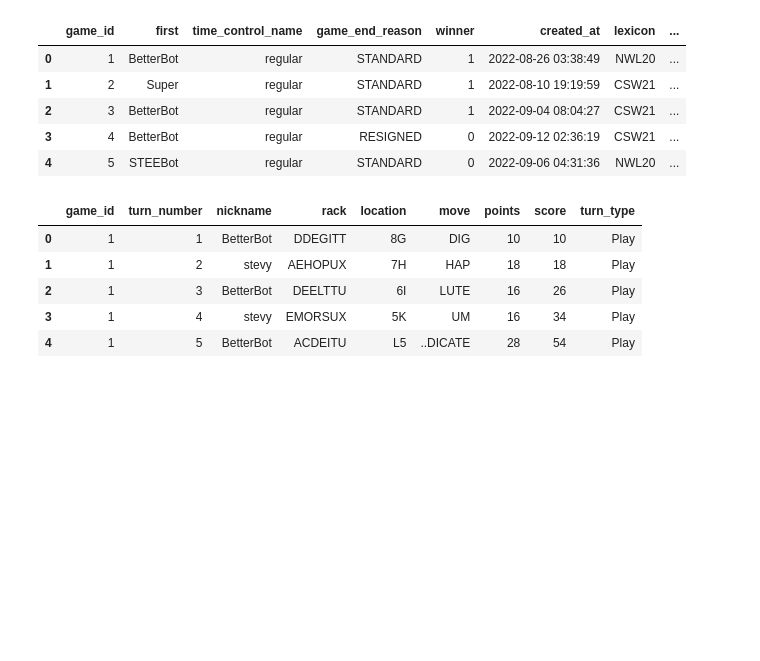
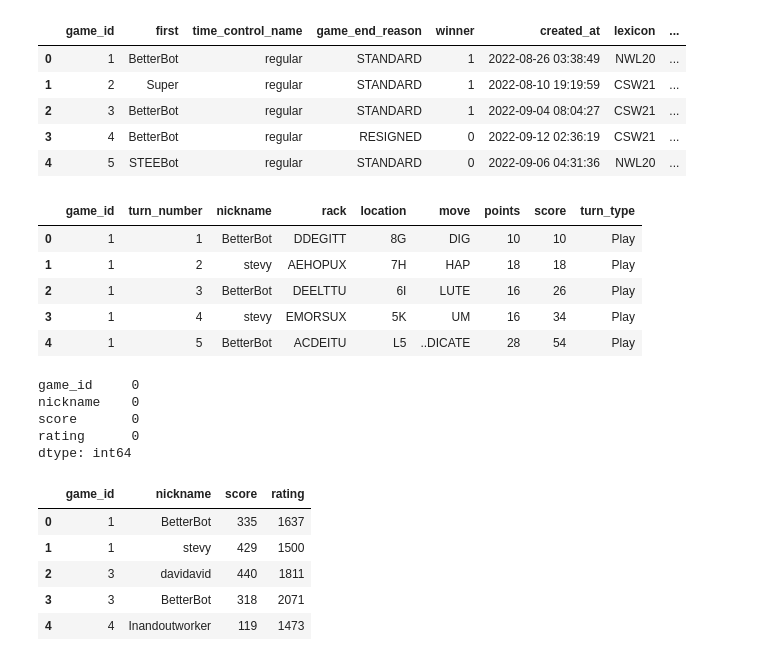
Before and after one commit to juliusmarkwei/Scrabble-Player-Rating, a Jupyter notebook: scrabble-player-rating.ipynb, the cells around one changed output. Saved outputs shown, nothing was run; the diff lists cells and outputs as text; code cells hidden in the pictures; blank space fills up the shorter version.

```diff
--- a/scrabble-player-rating.ipynb
+++ b/scrabble-player-rating.ipynb
@@ -41,3 +48,20 @@ turns.head()
 | 2 | 1 | 3 | BetterBot | DEELTTU | 6I | LUTE | 16 | 26 | Play |
 | 3 | 1 | 4 | stevy | EMORSUX | 5K | UM | 16 | 34 | Play |
 | 4 | 1 | 5 | BetterBot | ACDEITU | L5 | ..DICATE | 28 | 54 | Play |
+# %%
+train.isna().sum()
+# %% [output]
+game_id     0
+nickname    0
+score       0
+rating      0
+dtype: int64
+# %%
+train.head()
+# %% [output]
+|  | game_id | nickname | score | rating |
+| 0 | 1 | BetterBot | 335 | 1637 |
+| 1 | 1 | stevy | 429 | 1500 |
+| 2 | 3 | davidavid | 440 | 1811 |
+| 3 | 3 | BetterBot | 318 | 2071 |
+| 4 | 4 | Inandoutworker | 119 | 1473 |
```
Also changed, not shown: parts of 11 cells of this notebook.
